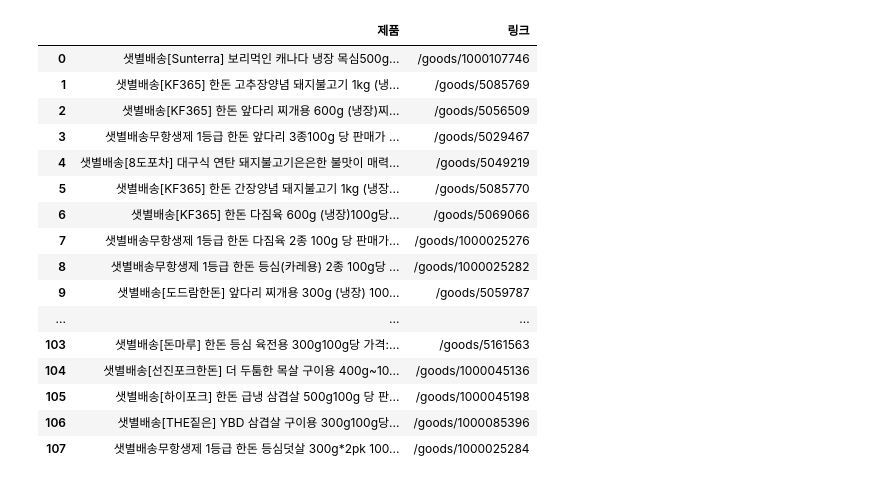
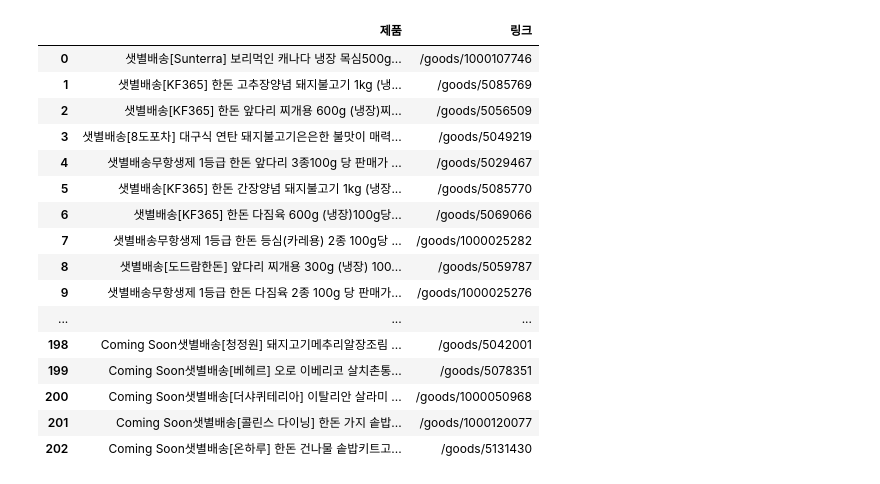
Before and after one commit to GitHayang/python, a Jupyter notebook: 웹크롤링/kurly_crawl.ipynb, the cells around one changed output. Drawn from its saved outputs; the diff is of its cells as text; code cells hidden in the pictures.

```diff
--- a/웹크롤링/kurly_crawl.ipynb
+++ b/웹크롤링/kurly_crawl.ipynb
@@ -11,63 +11,87 @@ import pandas as pd
 import bs4
 import time
 
+targetUrl = "https://www.kurly.com/search?sword=%EB%8F%BC%EC%A7%80%EA%B3%A0%EA%B8%B0"
+
+user_agent = 'Mozilla/5.0 (Windows NT 10.0; Win64; x64) AppleWebKit/537.36 (KHTML, like Gecko) Chrome/100.0.4896.75 Safari/537.36'
+try:
+    driver.get(targetUrl)
+except Exception as e:
+    print(e)
+
+htmlCode = driver.page_source
+htmlCode = bs4.BeautifulSoup(htmlCode,"html.parser")
+
+# 총 상품수 구하기
+product = htmlCode.find(name='div', attrs={"class" : 'css-crqql1 eudxpx33'})
+product = product.text.split(" ")
+product = product[1]
+product[0:-1]
+productNum = int(product[0:-1]) # 총 상품수
+
+# 페이지 하나당 물품수 : 12
+pagePro = 12
+# 페이지 숫자 구하기
+pageNum = int(productNum/pagePro)
+#나머지가 있을때 페이지 하나 추가
+if(productNum%pagePro>0):
+    resultPageNum = pageNum+1
+
 rowList=[]
 # 페이지 바꾸기
-for k in range(1,10):
+for i in range(1,resultPageNum+1):
     time.sleep(5)
     # 봇을 방지하기 위해서 1~1.5초정도 대기시간이 필요하다
     # 상대시간을 쓰면 1~1.5초보다 빠르게 종료될 수도 있어서 절대시간으로 써야한다.
-    targetUrl = "https://www.kurly.com/search?sword=%EB%8F%BC%EC%A7%80%EA%B3%A0%EA%B8%B0&page={}".format(k)
+    targetUrl = "https://www.kurly.com/search?sword=%EB%8F%BC%EC%A7%80%EA%B3%A0%EA%B8%B0&page={}".format(i)
 
     user_agent = 'Mozilla/5.0 (Windows NT 10.0; Win64; x64) AppleWebKit/537.36 (KHTML, like Gecko) Chrome/100.0.4896.75 Safari/537.36'
     try:
         driver.get(targetUrl)
     except Exception as e:
         print(e)
 
     htmlCode = driver.page_source
 
     htmlCode = bs4.BeautifulSoup(htmlCode,"html.parser")
 
-    time.sleep(5)
+    time.sleep(10)
     # 넘어간 페이지마다 제품과 링크 수집
     div = htmlCode.find(name="div",attrs={"class" : 'css-11kh0cw ef36txc5'})
     aTag = div.findAll(name="a",attrs={"class" : 'css-1xyd46f e1c07x4814'})
 
     # 페이지가 넘어갈때마다 리스트를 초기화
     nameList=[]
     linkList=[]
 
     # 데이터를 넣는 과정
     for j in range(0,len(aTag)):
         nameList.append(aTag[j].text)
         linkList.append(aTag[j].attrs["href"])
         rowList.append([nameList[j],linkList[j]])
 
 # 제일 마지막 페이지는 끝이라는 표시가 있을 거다 .
 # if를 써서 해당 값을 만나면 break;하게 만들면 끝까지 돈다.
+
+result = pd.DataFrame(rowList)
+result.columns=("제품","링크")
+# 좌측정렬
+result.style.set_properties(**{'text-align': 'left'})
+# %% [output]
+|  | 제품 | 링크 |
+| 0 | 샛별배송[Sunterra] 보리먹인 캐나다 냉장 목심500g... | /goods/1000107746 |
+| 1 | 샛별배송[KF365] 한돈 고추장양념 돼지불고기 1kg (냉... | /goods/5085769 |
+| 2 | 샛별배송[KF365] 한돈 앞다리 찌개용 600g (냉장)찌... | /goods/5056509 |
+| 3 | 샛별배송[8도포차] 대구식 연탄 돼지불고기은은한 불맛이 매력... | /goods/5049219 |
+| 4 | 샛별배송무항생제 1등급 한돈 앞다리 3종100g 당 판매가 ... | /goods/5029467 |
+| 5 | 샛별배송[KF365] 한돈 간장양념 돼지불고기 1kg (냉장... | /goods/5085770 |
+| 6 | 샛별배송[KF365] 한돈 다짐육 600g (냉장)100g당... | /goods/5069066 |
+| 7 | 샛별배송무항생제 1등급 한돈 등심(카레용) 2종 100g당 ... | /goods/1000025282 |
+| 8 | 샛별배송[도드람한돈] 앞다리 찌개용 300g (냉장) 100... | /goods/5059787 |
+| 9 | 샛별배송무항생제 1등급 한돈 다짐육 2종 100g 당 판매가... | /goods/1000025276 |
+| ... | ... | ... |
+| 198 | Coming Soon샛별배송[청정원] 돼지고기메추리알장조림 ... | /goods/5042001 |
+| 199 | Coming Soon샛별배송[베헤르] 오로 이베리코 살치촌통... | /goods/5078351 |
+| 200 | Coming Soon샛별배송[더샤퀴테리아] 이탈리안 살라미 ... | /goods/1000050968 |
+| 201 | Coming Soon샛별배송[콜린스 다이닝] 한돈 가지 솥밥... | /goods/1000120077 |
+| 202 | Coming Soon샛별배송[온하루] 한돈 건나물 솥밥키트고... | /goods/5131430 |
-# %%
-result = pd.DataFrame(rowList)
-result.columns=("제품","링크")
-# row 생략 없이 출력
-pd.set_option('display.max_rows', None)
-# 좌측정렬
-result.style.set_properties(**{'text-align': 'left'})
-# %% [output]
-|  | 제품 | 링크 |
-| 0 | 샛별배송[Sunterra] 보리먹인 캐나다 냉장 목심500g... | /goods/1000107746 |
-| 1 | 샛별배송[KF365] 한돈 고추장양념 돼지불고기 1kg (냉... | /goods/5085769 |
-| 2 | 샛별배송[KF365] 한돈 앞다리 찌개용 600g (냉장)찌... | /goods/5056509 |
-| 3 | 샛별배송무항생제 1등급 한돈 앞다리 3종100g 당 판매가 ... | /goods/5029467 |
-| 4 | 샛별배송[8도포차] 대구식 연탄 돼지불고기은은한 불맛이 매력... | /goods/5049219 |
-| 5 | 샛별배송[KF365] 한돈 간장양념 돼지불고기 1kg (냉장... | /goods/5085770 |
-| 6 | 샛별배송[KF365] 한돈 다짐육 600g (냉장)100g당... | /goods/5069066 |
-| 7 | 샛별배송무항생제 1등급 한돈 다짐육 2종 100g 당 판매가... | /goods/1000025276 |
-| 8 | 샛별배송무항생제 1등급 한돈 등심(카레용) 2종 100g당 ... | /goods/1000025282 |
-| 9 | 샛별배송[도드람한돈] 앞다리 찌개용 300g (냉장) 100... | /goods/5059787 |
-| ... | ... | ... |
-| 103 | 샛별배송[돈마루] 한돈 등심 육전용 300g100g당 가격:... | /goods/5161563 |
-| 104 | 샛별배송[선진포크한돈] 더 두툼한 목살 구이용 400g~10... | /goods/1000045136 |
-| 105 | 샛별배송[하이포크] 한돈 급냉 삼겹살 500g100g 당 판... | /goods/1000045198 |
-| 106 | 샛별배송[THE짙은] YBD 삼겹살 구이용 300g100g당... | /goods/1000085396 |
-| 107 | 샛별배송무항생제 1등급 한돈 등심덧살 300g*2pk 100... | /goods/1000025284 |
```
